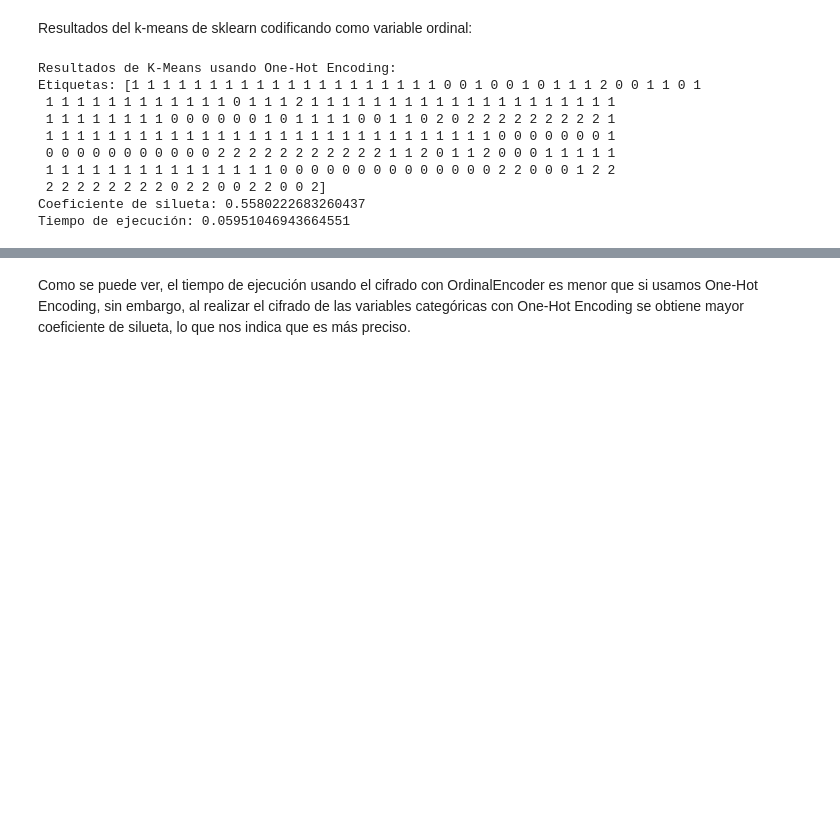
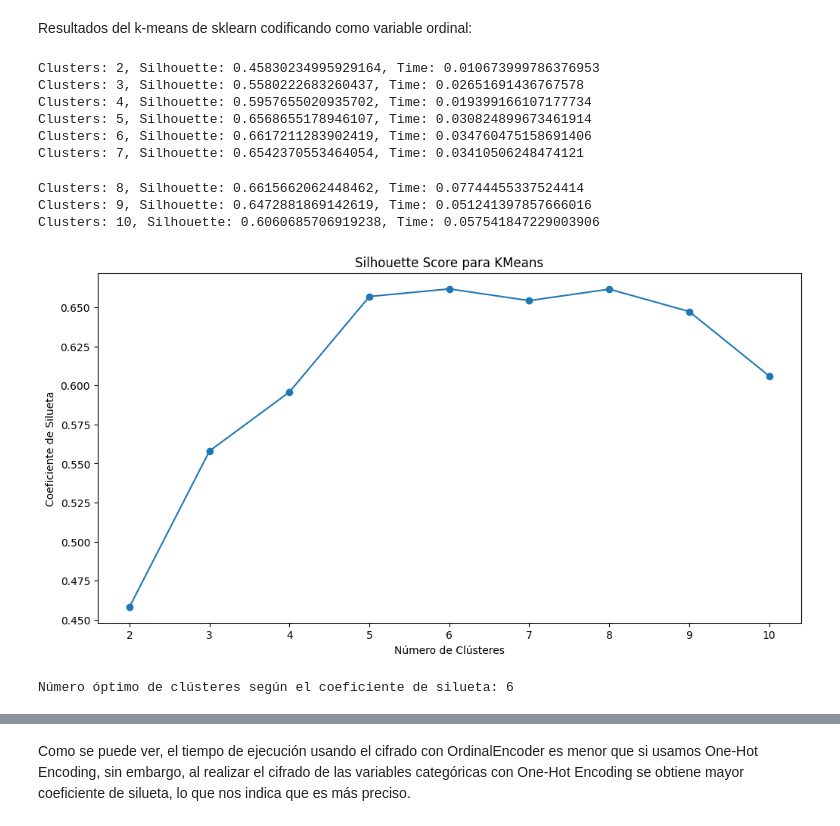
Before and after one commit to MigueLucena/Determinaci-n-Tipos-de-Estrellas, a Jupyter notebook: Practica2NT1.ipynb, the cells around one changed output, grey strips where cells are left out. Saved outputs shown, nothing was run; the diff lists cells and outputs as text; code cells hidden in the pictures; blank space fills up the shorter version.

```diff
--- a/Practica2NT1.ipynb
+++ b/Practica2NT1.ipynb
@@ -279,44 +327,91 @@ def load_data(file_path):
 
     if len(numeric_columns) > 0:
         # Escalar las columnas numéricas
         scaler = StandardScaler()
         scaled_numeric_data = scaler.fit_transform(data[numeric_columns])
         scaled_numeric_columns = pd.DataFrame(scaled_numeric_data, columns=numeric_columns)
 
     # Combinar los datos codificados y escalados de nuevo en un solo DataFrame
     if len(non_numeric_columns) > 0 and len(numeric_columns) > 0:
         data = pd.concat([scaled_numeric_columns, ordinal_encoded_columns], axis=1)
     elif len(non_numeric_columns) > 0:
         data = ordinal_encoded_columns
     elif len(numeric_columns) > 0:
         data = scaled_numeric_columns
 
     return data.values
 
 data = load_data("stars_data.csv")
 
 
 
 start_time_ordinal = time.time()
 kmeans_ordinal = KMeans(n_clusters=n_clusters)
 labels_ordinal = kmeans_ordinal.fit_predict(data)
 end_time_ordinal = time.time()
 ordinal_time = end_time_ordinal - start_time_ordinal
 
 silhouette_ordinal = silhouette_score(data, labels_ordinal)
 
-print("\nResultados de K-Means usando One-Hot Encoding:")
-print("Etiquetas:", labels_ordinal)
-print("Coeficiente de silueta:", silhouette_ordinal)
-print("Tiempo de ejecución:", ordinal_time)
+import time
+import numpy as np
+import matplotlib.pyplot as plt
+from sklearn.cluster import KMeans
+from sklearn.metrics import silhouette_score
+
+# Supongamos que tienes los datos en la variable 'data'
+# Define el número máximo de clústeres que quieres probar
+max_clusters = 10
+
+# Lista para almacenar los valores de coeficiente de silueta
+silhouette_values = []
+
+# Lista para almacenar los tiempos de ejecución
+execution_times = []
+
+# Rango de número de clústeres a probar
+n_clusters_range = range(2, max_clusters + 1)
+
+for n_clusters in n_clusters_range:
+    start_time = time.time()
+    kmeans = KMeans(n_clusters=n_clusters)
+    labels = kmeans.fit_predict(data)
+    end_time = time.time()
+    execution_time = end_time - start_time
+    silhouette = silhouette_score(data, labels)
+    silhouette_values.append(silhouette)
+    execution_times.append(execution_time)
+    print(f"Clusters: {n_clusters}, Silhouette: {silhouette}, Time: {execution_time}")
+
+# Graficar el coeficiente de silueta en función del número de clústeres
+plt.figure(figsize=(12, 6))
+plt.plot(n_clusters_range, silhouette_values, marker='o')
+plt.title('Silhouette Score para KMeans')
+plt.xlabel('Número de Clústeres')
+plt.ylabel('Coeficiente de Silueta')
+plt.xticks(n_clusters_range)
+plt.show()
+
+# Encontrar el número óptimo de clústeres según el coeficiente de silueta
+optimal_clusters = n_clusters_range[np.argmax(silhouette_values)]
+print(f"Número óptimo de clústeres según el coeficiente de silueta: {optimal_clusters}")
+
+# Ejecutar KMeans con el número óptimo de clústeres y mostrar resultados
+kmeans_optimal = KMeans(n_clusters=optimal_clusters)
+labels_optimal = kmeans_optimal.fit_predict(data)
+silhouette_optimal = silhouette_score(data, labels_optimal)
+print("\nResultados de K-Means usando el número óptimo de clústeres:")
+print("Etiquetas:", labels_optimal)
+print("Coeficiente de silueta:", silhouette_optimal)
 # %% [output]
-Resultados de K-Means usando One-Hot Encoding:
-Etiquetas: [1 1 1 1 1 1 1 1 1 1 1 1 1 1 1 1 1 1 1 1 0 0 1 0 0 1 0 1 1 1 2 0 0 1 1 0 1
- 1 1 1 1 1 1 1 1 1 1 1 1 0 1 1 1 2 1 1 1 1 1 1 1 1 1 1 1 1 1 1 1 1 1 1 1 1
- 1 1 1 1 1 1 1 1 0 0 0 0 0 0 1 0 1 1 1 1 0 0 1 1 0 2 0 2 2 2 2 2 2 2 2 2 1
- 1 1 1 1 1 1 1 1 1 1 1 1 1 1 1 1 1 1 1 1 1 1 1 1 1 1 1 1 1 0 0 0 0 0 0 0 1
- 0 0 0 0 0 0 0 0 0 0 0 2 2 2 2 2 2 2 2 2 2 2 1 1 2 0 1 1 2 0 0 0 1 1 1 1 1
- 1 1 1 1 1 1 1 1 1 1 1 1 1 1 1 0 0 0 0 0 0 0 0 0 0 0 0 0 0 2 2 0 0 0 1 2 2
- 2 2 2 2 2 2 2 2 0 2 2 0 0 2 2 0 0 2]
-Coeficiente de silueta: 0.5580222683260437
-Tiempo de ejecución: 0.05951046943664551
+Clusters: 2, Silhouette: 0.45830234995929164, Time: 0.010673999786376953
+Clusters: 3, Silhouette: 0.5580222683260437, Time: 0.02651691436767578
+Clusters: 4, Silhouette: 0.5957655020935702, Time: 0.019399166107177734
+Clusters: 5, Silhouette: 0.6568655178946107, Time: 0.030824899673461914
+Clusters: 6, Silhouette: 0.6617211283902419, Time: 0.034760475158691406
+Clusters: 7, Silhouette: 0.6542370553464054, Time: 0.03410506248474121
+Clusters: 8, Silhouette: 0.6615662062448462, Time: 0.07744455337524414
+Clusters: 9, Silhouette: 0.6472881869142619, Time: 0.051241397857666016
+Clusters: 10, Silhouette: 0.6060685706919238, Time: 0.057541847229003906
+[figure, added]
+Número óptimo de clústeres según el coeficiente de silueta: 6
```
Also changed, not shown: parts of 17 cells of this notebook.
